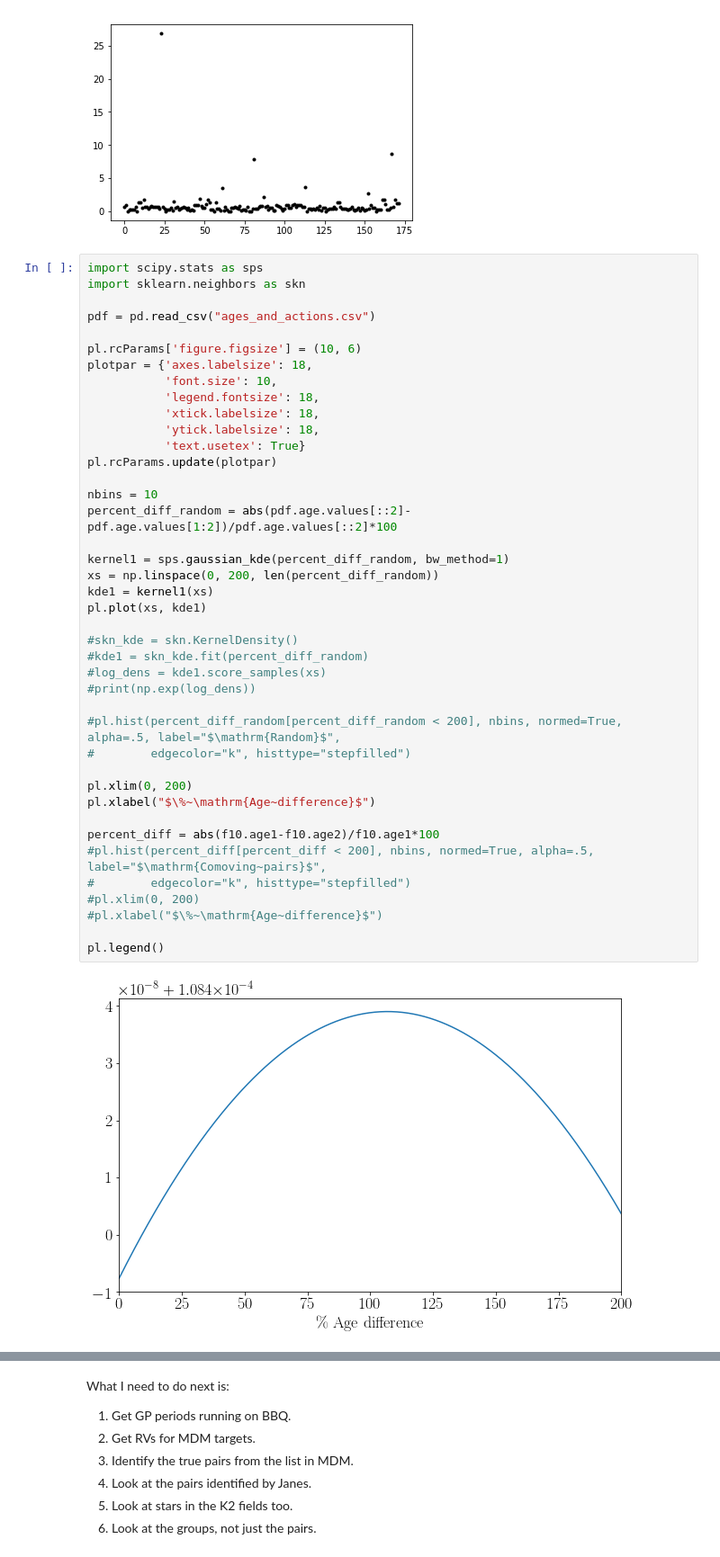
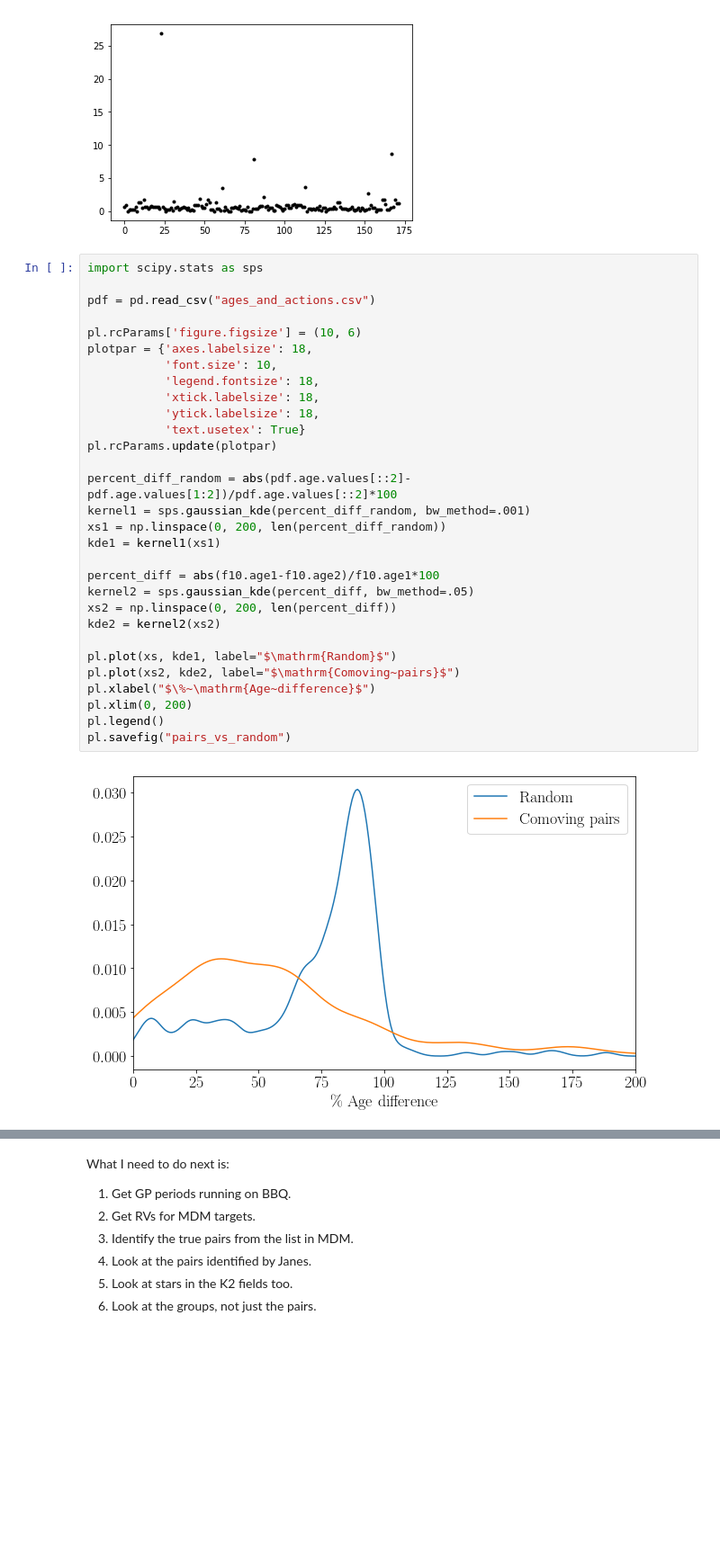
Before and after one commit to RuthAngus/teacups, a Jupyter notebook: teacups/Wide-binaries.ipynb, the cells around one changed output, grey strips where cells are left out. Shown at 90% size. Drawn from its saved outputs; the diff is of its cells as text; blank space fills up the shorter version.

```diff
--- a/teacups/Wide-binaries.ipynb
+++ b/teacups/Wide-binaries.ipynb
@@ -261,44 +261,33 @@ pl.plot(np.arange(n), abs(f10.age1-f10.age2)/f10.age1, "k.")
 [figure]
 # %%
 import scipy.stats as sps
-import sklearn.neighbors as skn
 
 pdf = pd.read_csv("ages_and_actions.csv")
 
 pl.rcParams['figure.figsize'] = (10, 6)
 plotpar = {'axes.labelsize': 18,
            'font.size': 10,
            'legend.fontsize': 18,
            'xtick.labelsize': 18,
            'ytick.labelsize': 18,
            'text.usetex': True}
 pl.rcParams.update(plotpar)
 
-nbins = 10
 percent_diff_random = abs(pdf.age.values[::2]-pdf.age.values[1:2])/pdf.age.values[::2]*100
-
-kernel1 = sps.gaussian_kde(percent_diff_random, bw_method=1)
-xs = np.linspace(0, 200, len(percent_diff_random))
-kde1 = kernel1(xs)
-pl.plot(xs, kde1)
-
-#skn_kde = skn.KernelDensity()
-#kde1 = skn_kde.fit(percent_diff_random)
-#log_dens = kde1.score_samples(xs)
-#print(np.exp(log_dens))
-
-#pl.hist(percent_diff_random[percent_diff_random < 200], nbins, normed=True, alpha=.5, label="$\mathrm{Random}$",
-#        edgecolor="k", histtype="stepfilled")
-
-pl.xlim(0, 200)
-pl.xlabel("$\%~\mathrm{Age~difference}$")
+kernel1 = sps.gaussian_kde(percent_diff_random, bw_method=.001)
+xs1 = np.linspace(0, 200, len(percent_diff_random))
+kde1 = kernel1(xs1)
 
 percent_diff = abs(f10.age1-f10.age2)/f10.age1*100
-#pl.hist(percent_diff[percent_diff < 200], nbins, normed=True, alpha=.5, label="$\mathrm{Comoving~pairs}$",
-#        edgecolor="k", histtype="stepfilled")
-#pl.xlim(0, 200)
-#pl.xlabel("$\%~\mathrm{Age~difference}$")
+kernel2 = sps.gaussian_kde(percent_diff, bw_method=.05)
+xs2 = np.linspace(0, 200, len(percent_diff))
+kde2 = kernel2(xs2)
 
+pl.plot(xs, kde1, label="$\mathrm{Random}$")
+pl.plot(xs2, kde2, label="$\mathrm{Comoving~pairs}$")
+pl.xlabel("$\%~\mathrm{Age~difference}$")
+pl.xlim(0, 200)
 pl.legend()
+pl.savefig("pairs_vs_random")
 # %% [output]
-[figure, old version]
+[figure, new version]
```
Also changed, not shown: parts of 2 cells of this notebook, 11 other files.
